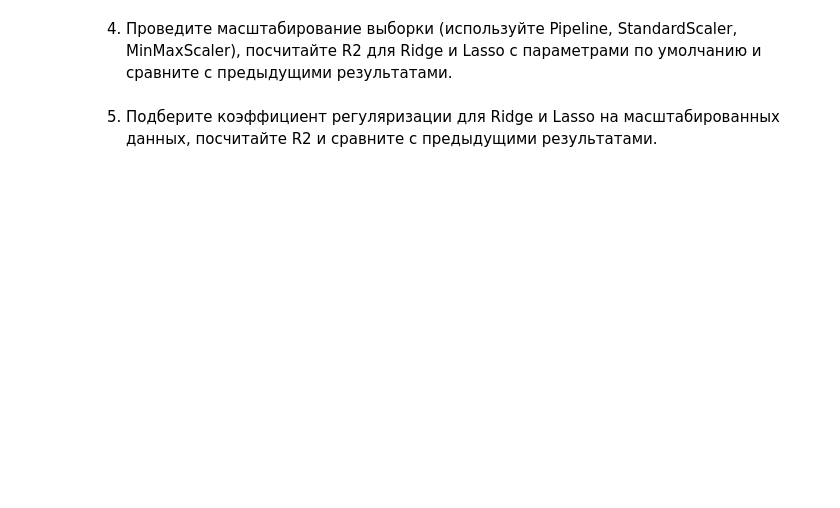
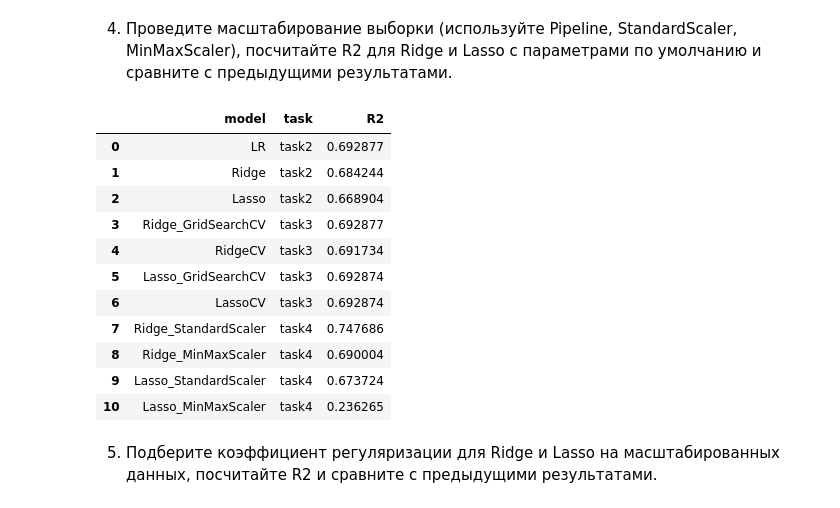
Before and after one commit to omutninsk/ml_2, a Jupyter notebook: HW_3_ML.ipynb, the cells around one changed output. Saved outputs shown, nothing was run; the diff lists cells and outputs as text; code cells hidden in the pictures; blank space fills up the shorter version.

```diff
--- a/HW_3_ML.ipynb
+++ b/HW_3_ML.ipynb
@@ -63,3 +173,74 @@ results_regression.loc[10] = ['Lasso_MinMaxScaler', 'task4', r2_lasso_min_max_sc
+# %%
+
+
+### Ваш код ###
+
+r2_ridge_standart_scaler = 0
+r2_ridge_min_max_scaler = 0
+r2_lasso_standart_scaler = 0
+r2_lasso_min_max_scaler = 0
+
+from sklearn.pipeline import Pipeline
+from sklearn.preprocessing import StandardScaler, MinMaxScaler
+
+# pipeline with StandardScaler
+pipe_ridge_std = Pipeline([
+    ('scaler', StandardScaler()),
+    ('regressor', Ridge())
+])
+
+# pipeline with MinMaxScaler
+pipe_ridge_mm = Pipeline([
+    ('scaler', MinMaxScaler()),
+    ('regressor', Ridge())
+])
+
+# fit the pipelines
+pipe_ridge_std.fit(train_data, train_labels)
+pipe_ridge_mm.fit(train_data, train_labels)
+
+# calculate R2 score on the test data
+r2_ridge_standart_scaler = r2_score(train_labels, pipe_ridge_std.predict(train_data))
+r2_ridge_min_max_scaler = r2_score(test_labels, pipe_ridge_mm.predict(test_data))
+
+
+# то же для Lasso
+pipe_lasso_std = Pipeline([
+    ('scaler', StandardScaler()),
+    ('regressor', Lasso())
+])
+
+pipe_lasso_mm = Pipeline([
+    ('scaler', MinMaxScaler()),
+    ('regressor', Lasso())
+])
+
+pipe_lasso_std.fit(train_data, train_labels)
+pipe_lasso_mm.fit(train_data, train_labels)
+
+r2_lasso_standart_scaler = r2_score(train_labels, pipe_lasso_std.predict(train_data))
+r2_lasso_min_max_scaler = r2_score(test_labels, pipe_lasso_mm.predict(test_data))
+
+
+results_regression.loc[7] = ['Ridge_StandardScaler', 'task4', r2_ridge_standart_scaler]
+results_regression.loc[8] = ['Ridge_MinMaxScaler', 'task4', r2_ridge_min_max_scaler]
+results_regression.loc[9] = ['Lasso_StandardScaler', 'task4', r2_lasso_standart_scaler]
+results_regression.loc[10] = ['Lasso_MinMaxScaler', 'task4', r2_lasso_min_max_scaler]
+
+results_regression
+# %% [output]
+|  | model | task | R2 |
+| 0 | LR | task2 | 0.692877 |
+| 1 | Ridge | task2 | 0.684244 |
+| 2 | Lasso | task2 | 0.668904 |
+| 3 | Ridge_GridSearchCV | task3 | 0.692877 |
+| 4 | RidgeCV | task3 | 0.691734 |
+| 5 | Lasso_GridSearchCV | task3 | 0.692874 |
+| 6 | LassoCV | task3 | 0.692874 |
+| 7 | Ridge_StandardScaler | task4 | 0.747686 |
+| 8 | Ridge_MinMaxScaler | task4 | 0.690004 |
+| 9 | Lasso_StandardScaler | task4 | 0.673724 |
+| 10 | Lasso_MinMaxScaler | task4 | 0.236265 |
 # %% [markdown]
 5. Подберите коэффициент регуляризации для Ridge и Lasso на масштабированных данных, посчитайте R2 и сравните с предыдущими результатами.
 # %%
```
Also changed, not shown: parts of 9 cells of this notebook.
